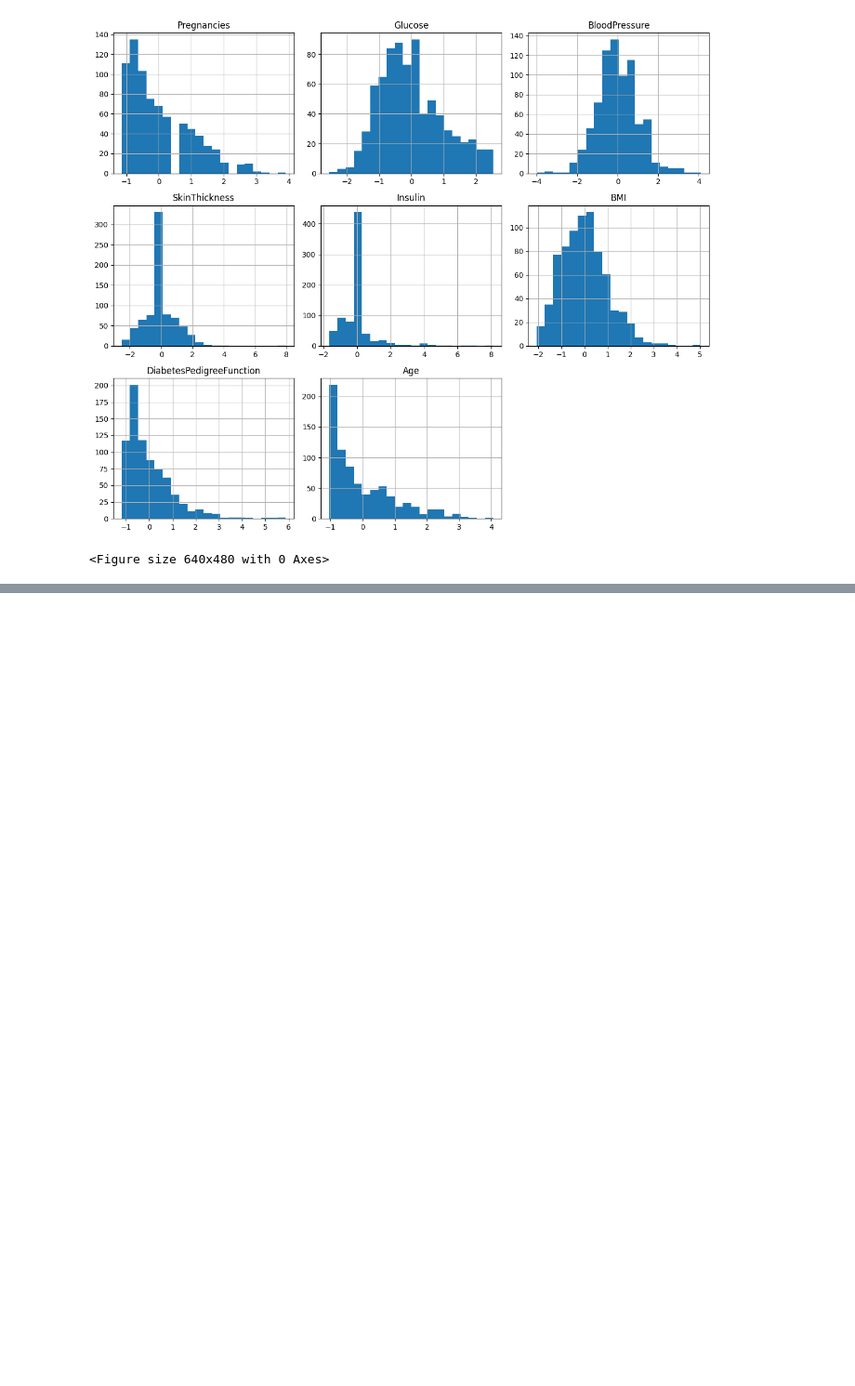
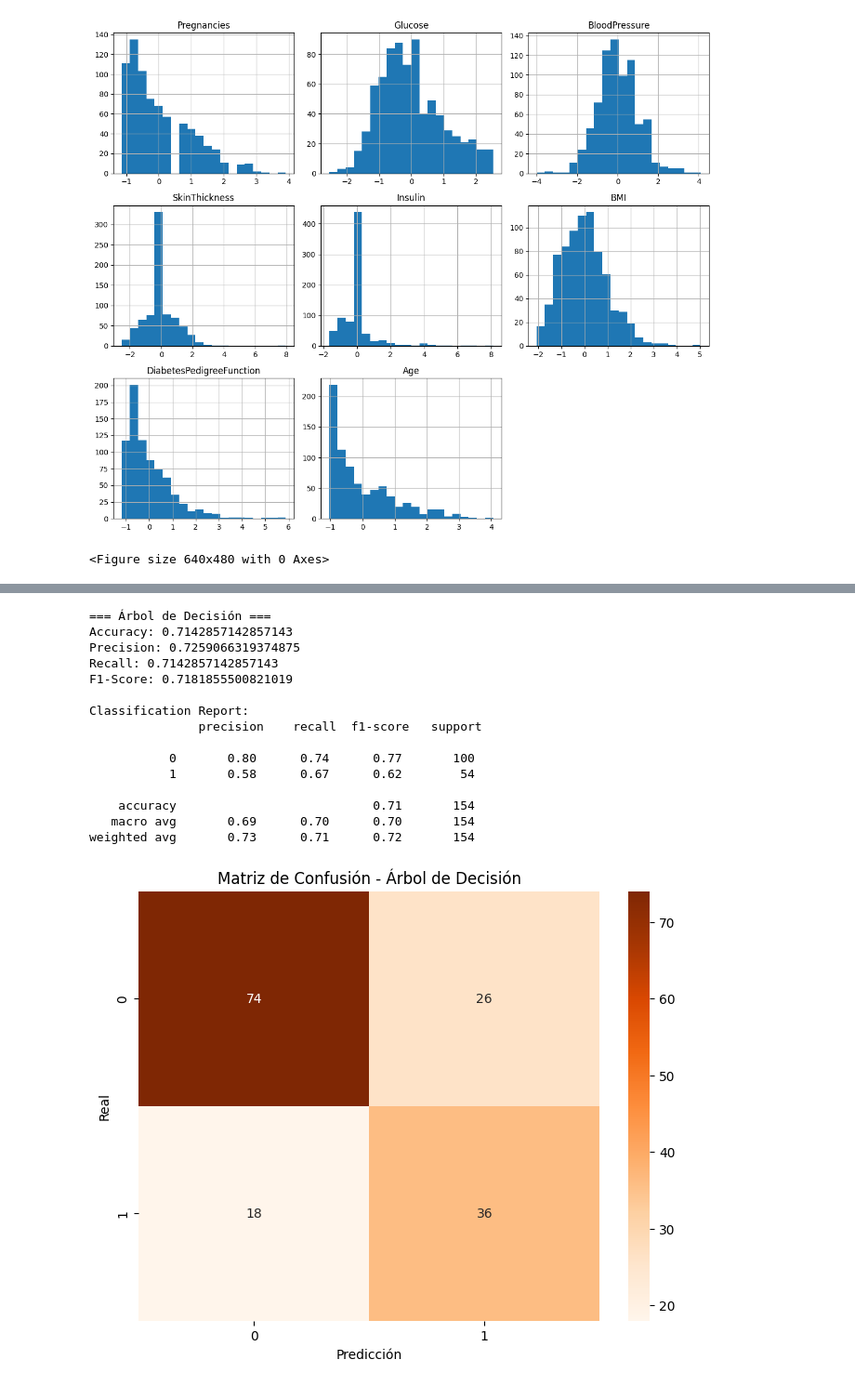
Before and after one commit to Lagartin1/Ia_u3, a Jupyter notebook: main.ipynb, the cells around one changed output, grey strips where cells are left out. Shown: that part at 93% size. Saved outputs shown, nothing was run; the diff lists cells and outputs as text; code cells hidden in the pictures; blank space fills up the shorter version.

```diff
--- a/main.ipynb
+++ b/main.ipynb
@@ -138,3 +143,56 @@ weighted avg       0.73      0.71      0.72       154
+# %%
+from sklearn.metrics import accuracy_score, precision_score, recall_score, f1_score, confusion_matrix, classification_report
+import seaborn as sns
+import matplotlib.pyplot as plt
+
+from sklearn.tree import DecisionTreeClassifier
+
+# Entrenamiento del modelo con profundidad limitada
+modelo_arbol = DecisionTreeClassifier(max_depth=5, random_state=42)
+modelo_arbol.fit(x_train, y_train)
+
+# Predicción en validación
+y_pred_val_arbol = modelo_arbol.predict(x_validacion)
+
+# Métricas
+accuracy = accuracy_score(y_validacion, y_pred_val_arbol)
+precision = precision_score(y_validacion, y_pred_val_arbol, average='weighted')
+recall = recall_score(y_validacion, y_pred_val_arbol, average='weighted')
+f1 = f1_score(y_validacion, y_pred_val_arbol, average='weighted')
+cm = confusion_matrix(y_validacion, y_pred_val_arbol)
+
+# Resultados
+print("=== Árbol de Decisión ===")
+print("Accuracy:", accuracy)
+print("Precision:", precision)
+print("Recall:", recall)
+print("F1-Score:", f1)
+print("\nClassification Report:\n", classification_report(y_validacion, y_pred_val_arbol))
+
+# Matriz de confusión
+plt.figure(figsize=(8,6))
+sns.heatmap(cm, annot=True, fmt='d', cmap='Oranges')
+plt.title('Matriz de Confusión - Árbol de Decisión')
+plt.xlabel('Predicción')
+plt.ylabel('Real')
+plt.show()
+# %% [output]
+=== Árbol de Decisión ===
+Accuracy: 0.7142857142857143
+Precision: 0.7259066319374875
+Recall: 0.7142857142857143
+F1-Score: 0.7181855500821019
+
+Classification Report:
+               precision    recall  f1-score   support
+
+           0       0.80      0.74      0.77       100
+           1       0.58      0.67      0.62        54
+
+    accuracy                           0.71       154
+   macro avg       0.69      0.70      0.70       154
+weighted avg       0.73      0.71      0.72       154
+[figure, added]
 # %%
 from sklearn.neighbors import KNeighborsClassifier
 
```
Also changed, not shown: parts of 19 cells of this notebook, 2 other files.
